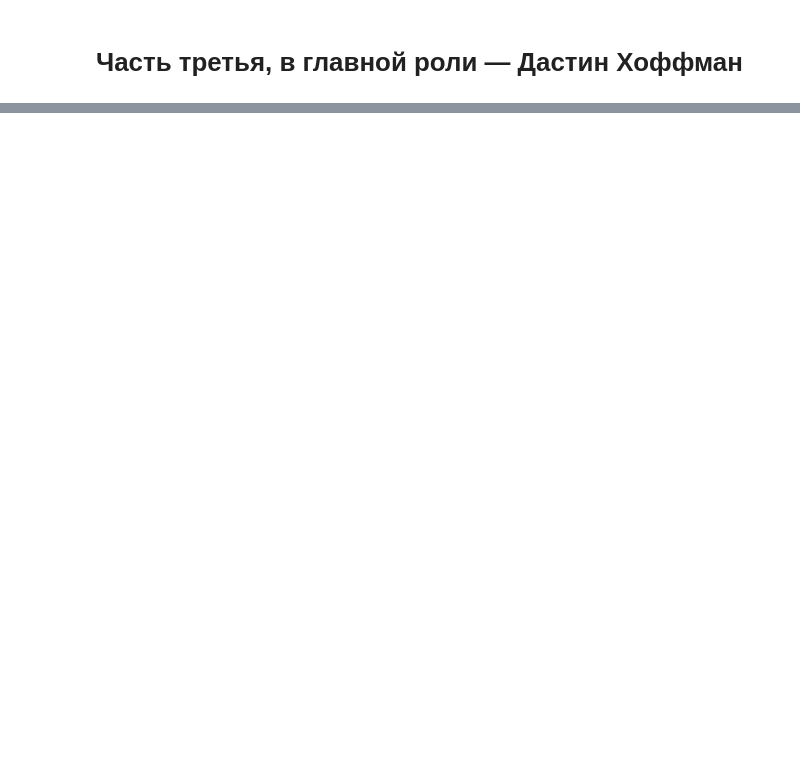
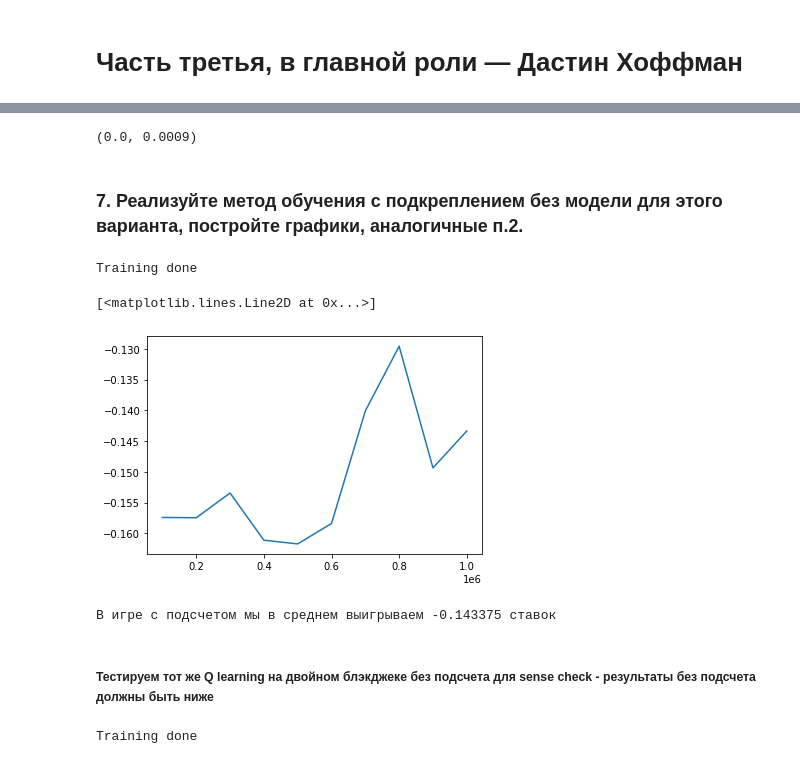
Before and after one commit to 4everNuts/made_rldl, a Jupyter notebook: hw1/hw1.ipynb, the cells around one changed output, grey strips where cells are left out. Saved outputs shown, nothing was run; the diff lists cells and outputs as text; code cells hidden in the pictures; blank space fills up the shorter version.

```diff
--- a/hw1/hw1.ipynb
+++ b/hw1/hw1.ipynb
@@ -238,0 +223,7 @@ l
+# %%
+# Умеет выводить как текущий счетчик, так и связянную с этим дельту вероятности выигрыша
+env_6.get_true_count(), env_6.get_proba_diff()
+# %% [output]
+(0.0, 0.0009)
+# %% [markdown]
+### 7. Реализуйте метод обучения с подкреплением без модели для этого варианта, постройте графики, аналогичные п.2.
@@ -238,0 +296,23 @@ l
+# %%
+env_6 = blackjack.BlackjackDouble_6_Env(natural=True)
+q_learning_6 = Q_learning_6(env_6, alpha=0.9, eps=0.2, gamma=0.99)
+results_6 = q_learning_6.train(int(1e6), int(1e5), int(1e5))
+# %% [output]
+Training done
+# %%
+plt.plot([(i+1)*1e5 for i in range(len(results_6))], results_6)
+# %% [output]
+[<matplotlib.lines.Line2D at 0x...>]
+[figure, added]
+# %%
+print(f'В игре с подсчетом мы в среднем выигрываем {results_6[-1]} ставок')
+# %% [output]
+В игре с подсчетом мы в среднем выигрываем -0.143375 ставок
+# %% [markdown]
+##### Тестируем тот же Q learning на двойном блэкджеке без подсчета для sense check - результаты без подсчета должны быть ниже
+# %%
+env_double = blackjack.BlackjackDoubleEnv(natural=True)
+q_learning_double = Q_learning(env_double, alpha=0.9, eps=0.2, gamma=0.99)
+results_double_q = q_learning_double.train(int(1e6), int(1e5), int(1e5))
+# %% [output]
+Training done
```
Also changed, not shown: parts of 28 cells of this notebook, 1 other file.
